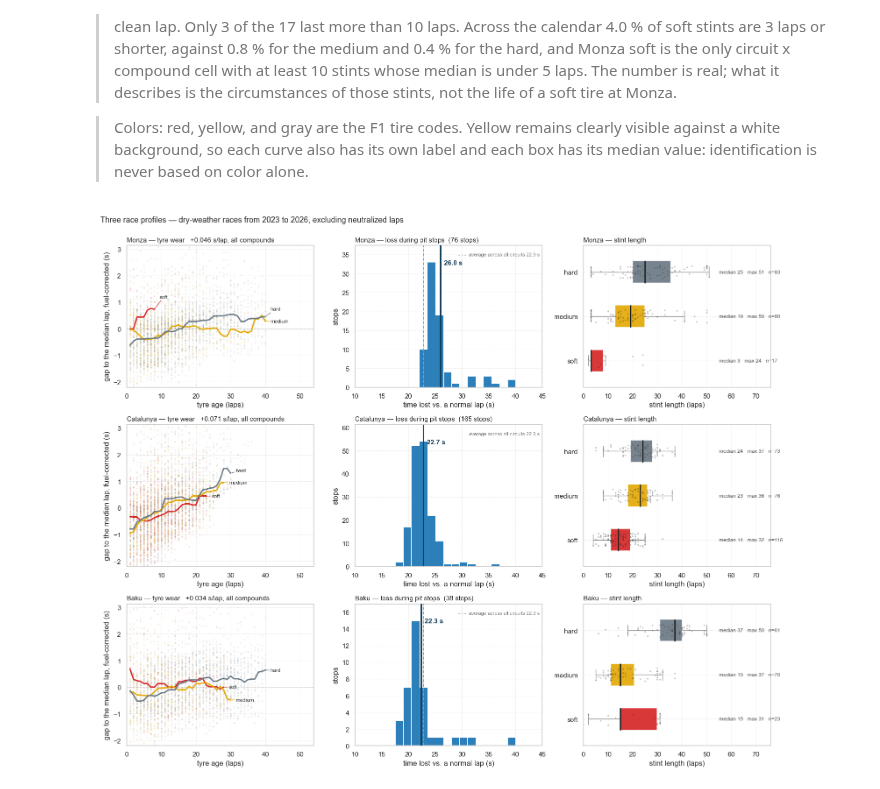
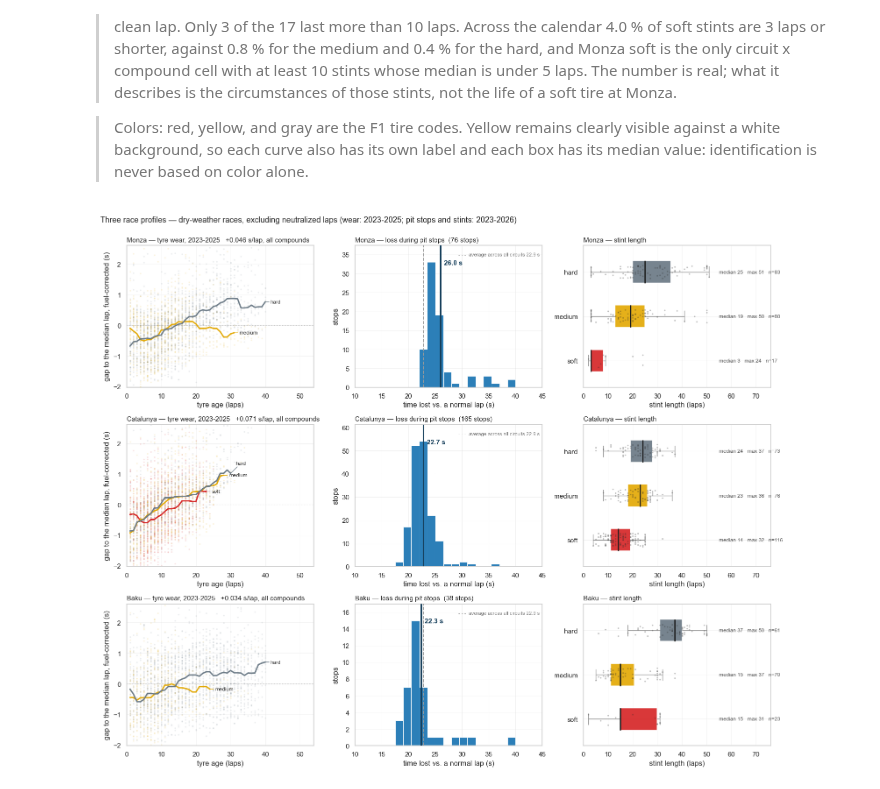
Before and after one commit to NathanLeDev/formula1-stint-optimizer, a Jupyter notebook: app/data-viz.ipynb, the cells around one changed output. Cells and saved outputs as stored; diff of their text form; code cells hidden in the pictures.

```diff
--- a/app/data-viz.ipynb
+++ b/app/data-viz.ipynb
@@ -316,9 +318,12 @@ fig.tight_layout()
 # %%
-# 8. Fuel degradation corrected, one lap at a time.
-# The tank empties by about 1.8 kg per lap, and 10 kg costs ~0.3 s: we remove this
-# effect to account only for tire wear. Lap 1 excluded (standing start).
-CIRCUIT = "Monza"      # Change the circuit here; the list is printed below the graph
-BURN = 0.055           # seconds gained per lap of fuel burned
+CIRCUIT = "Austin"      # Change the circuit here; the list is printed below the graph
+# Fuel correction, Austin as a worked example (56 laps).
+# Assumed, not measured: 110 kg at the start (the regulation maximum; teams may carry less)
+# and 0.03 s of lap time per kg (a commonly quoted order of magnitude, circuit dependent).
+# 110 kg / 56 laps = 1.96 kg per lap, x 0.03 = 0.058 s gained per lap of fuel burned.
+# Section 9 estimates this from the data instead: -0.069 s/lap at Austin, which also
+# includes the track getting faster during the race.
+BURN = 0.058           # seconds gained per lap of fuel burned
 
 circuits = sessions_2025.set_index("session_key")["circuit_short_name"]
 sel = laps.assign(circuit=laps["session_key"].map(circuits)).query(
@@ -541,10 +641,10 @@ THREE = ["Monza", "Catalunya", "Baku"]
 TYRE_COLOR = {"SOFT": "#d62728", "MEDIUM": "#e3a906", "HARD": "#6b7a86"}
 MAX_AGE = 40
 
-# times adjusted to the median lap time of THEIR race (performance levels vary
-# from one season to the next), then corrected with the circuit's fuel slope.
-fuel = fits.groupby("circuit")["fuel"].median()
-cloud = base[base["circuit"].isin(THREE) & (base["age"] <= MAX_AGE)].copy()
+# times adjusted to the median lap time of THEIR race, then corrected with the circuit's
+# fuel coefficient. Wear panels use the 2023-2025 training window only, like the table.
+fuel = train.groupby("circuit")["fuel"].median()
+cloud = base[base["circuit"].isin(THREE) & (base["year"] < HOLD_OUT) & (base["age"] <= MAX_AGE)].copy()
 by_race = cloud.groupby("session_key")
 cloud["gap"] = (cloud["lap_duration"] - by_race["lap_duration"].transform("median")
                   - cloud["circuit"].map(fuel)
@@ -591,8 +691,8 @@ for line, circuit in enumerate(THREE):
     ax.set(xlim=(0, MAX_AGE + 14), ylim=ylim, xlabel="tyre age (laps)",
            ylabel="gap to the median lap, fuel-corrected (s)")
     pente = deg.loc[circuit, "slope (s/lap)"]
-    ax.set_title(f"{circuit} — tyre wear" + (f"   {pente:+.3f} s/lap, all compounds"
-                 if pd.notna(pente) else ""), loc="left", fontsize=11)
+    ax.set_title(f"{circuit} — tyre wear, 2023-2025" + (f"   {pente:+.3f} s/lap, all compounds"
+                if pd.notna(pente) else ""), loc="left", fontsize=11)
 
     # --- pit stop loss ---------------------------------------------------------------
     ax = axes[line, 1]
@@ -609,32 +709,33 @@ for line, circuit in enumerate(THREE):
     ax.set(xlim=(10, 45), ylim=(0, top * 1.08),
            xlabel="time lost vs. a normal lap (s)", ylabel="stops")
     ax.set_title(f"{circuit} — loss during pit stops  ({len(p)} stops)", loc="left", fontsize=11)
 
     # --- stint length ------------------------------------------------------------
     ax = axes[line, 2]
     r = race_stints[race_stints["circuit"] == circuit]
     present = [g for g in COMPOUNDS if (r["compound"] == g).sum() >= 5]
     for i, comp in enumerate(present):
         n = r.loc[r["compound"] == comp, "n_laps"]
         ax.boxplot([n], positions=[i], vert=False, widths=0.5, showfliers=False,
                    patch_artist=True, medianprops=dict(color="#1a1a1a", lw=2),
                    boxprops=dict(facecolor=TYRE_COLOR[comp], edgecolor="white", lw=1.2, alpha=0.92),
                    whiskerprops=dict(color="#8a8a8a"), capprops=dict(color="#8a8a8a"))
         ax.scatter(n, i + rng.uniform(-0.15, 0.15, len(n)), s=6, color="#2b2b2b",
                    alpha=0.3, lw=0, zorder=3)
         ax.annotate(f"median {n.median():.0f}   max {n.max():.0f}   n={len(n)}",
                     (max_stint + 4, i), ha="left", va="center", fontsize=8.5, color="#4a4a4a")
     ax.set(yticks=range(len(present)), yticklabels=[g.lower() for g in present],
            xlim=(0, max_stint + 25), ylim=(-0.6, len(present) - 0.4),
            xlabel="stint length (laps)")
     ax.set_title(f"{circuit} — stint length", loc="left", fontsize=11)
 
 for ax in axes.flat:
     ax.grid(alpha=0.3, lw=0.6)
     ax.set_axisbelow(True)
 
-fig.suptitle("Three race profiles — dry-weather races from 2023 to 2026, excluding neutralized laps",
+fig.suptitle("Three race profiles — dry-weather races, excluding neutralized laps "
+             "(wear: 2023-2025; pit stops and stints: 2023-2026)",
              fontsize=13, x=0.006, ha="left")
 fig.tight_layout(rect=(0, 0, 1, 0.985))
 # %% [output]
-[figure, old version]
+[figure, new version]
```
Also changed, not shown: parts of 11 cells of this notebook, 1 other file.
